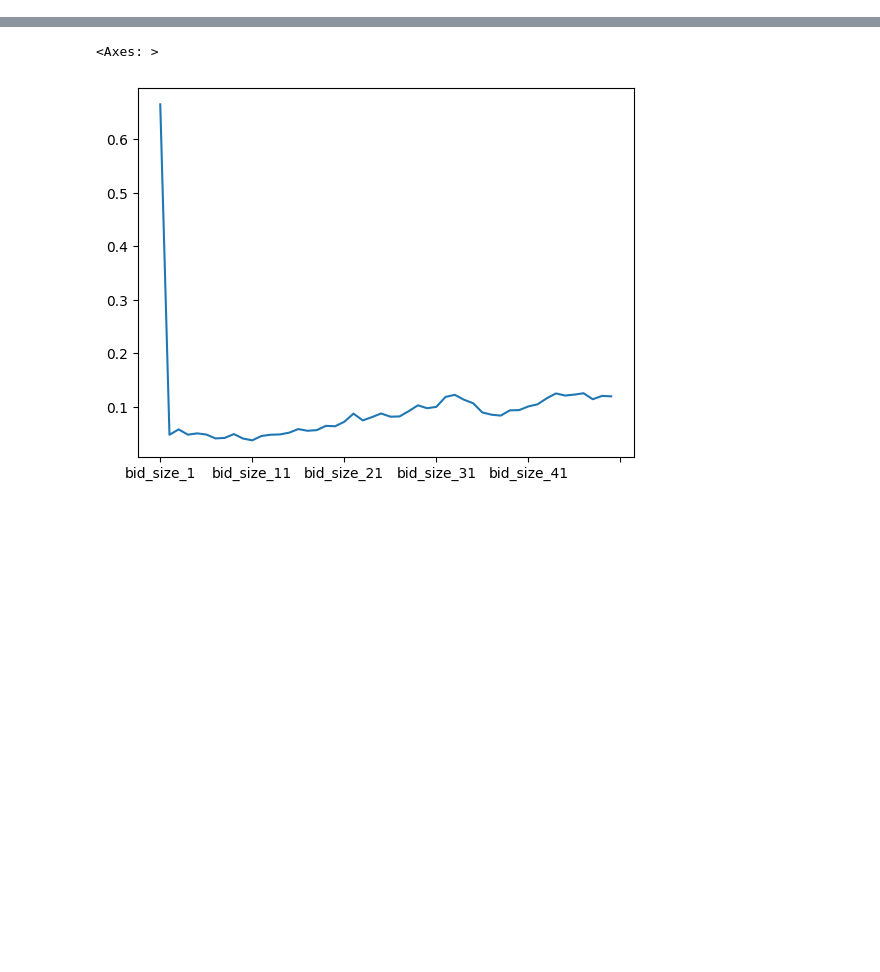
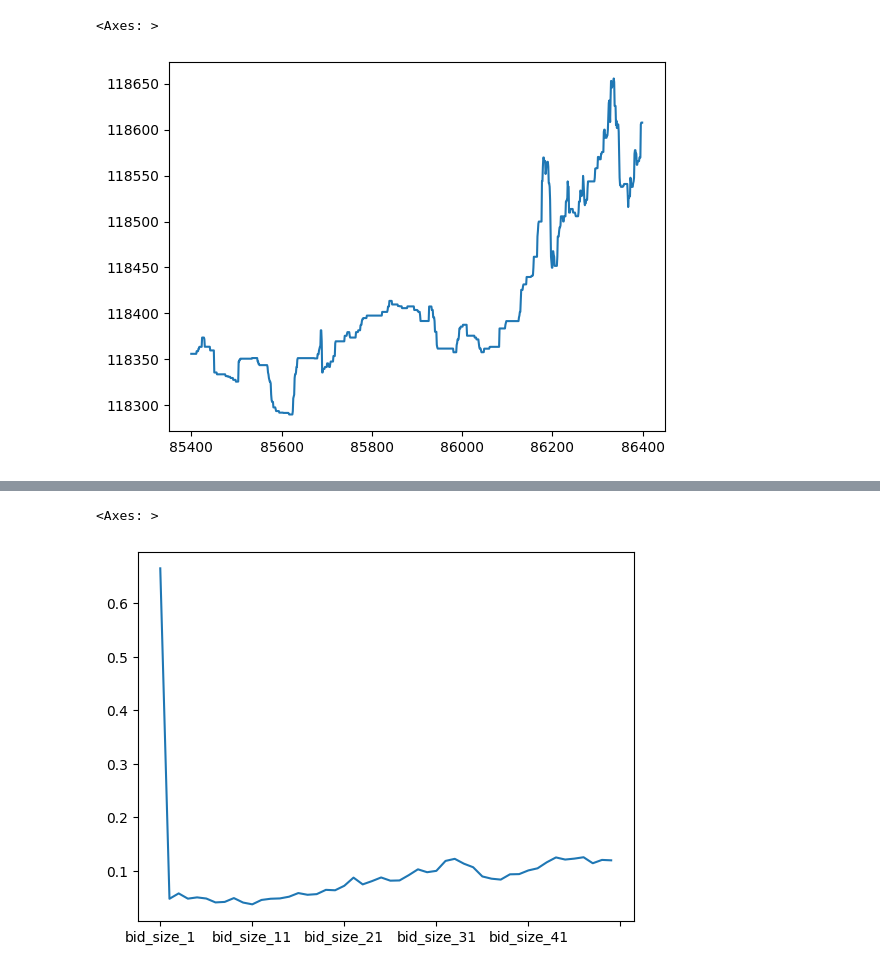
Before and after one commit to jinczing/okx-lob-da, a Jupyter notebook: feature-eda.ipynb, the cells around one changed output, grey strips where cells are left out. Drawn from its saved outputs; the diff is of its cells as text; code cells hidden in the pictures; blank space fills up the shorter version.

```diff
--- a/feature-eda.ipynb
+++ b/feature-eda.ipynb
@@ -14,0 +49,5 @@ books.head()
+# %%
+books.vwap[-1000:].plot()
+# %% [output]
+<Axes: >
+[figure, added]
```
Also changed, not shown: parts of 7 cells of this notebook, 5 other files.
